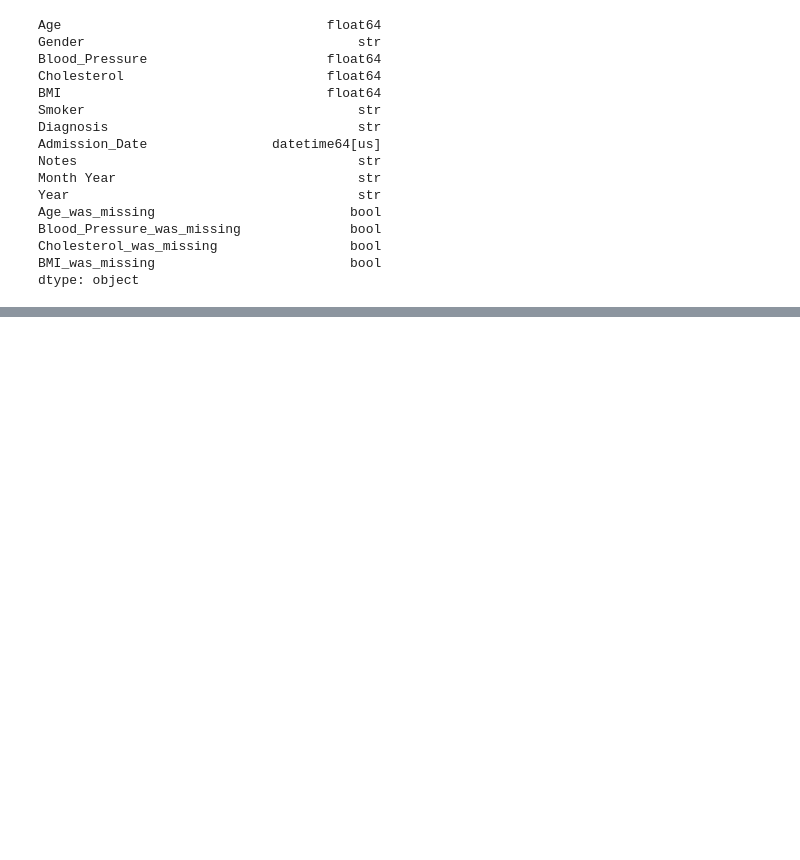
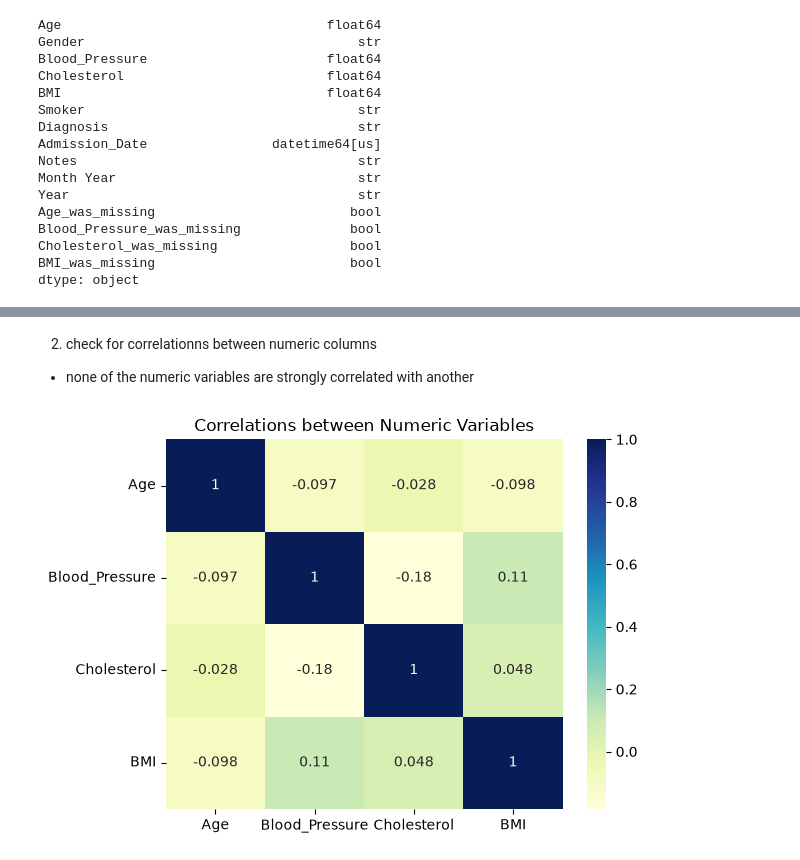
Before and after one commit to AHayslip23/medical_dirty_data, a Jupyter notebook: Medical Data Practice.ipynb, the cells around one changed output, grey strips where cells are left out. Cells and saved outputs as stored; diff of their text form; code cells hidden in the pictures; blank space fills up the shorter version.

```diff
--- a/Medical Data Practice.ipynb
+++ b/Medical Data Practice.ipynb
@@ -241,0 +237,6 @@ dtype: object
+# %%
+medical_clean["Month Year"] = pd.to_datetime(medical_clean["Month Year"])
+medical_clean["Month Year"] = medical_clean["Month Year"].dt.strftime("%B %Y")
+# %%
+medical_clean["Year"] = pd.to_datetime(medical_clean["Year"])
+medical_clean["Year"] = medical_clean["Year"].dt.year
@@ -241,0 +410,10 @@ dtype: object
+# %% [markdown]
+2. check for correlationns between numeric columns
+- none of the numeric variables are strongly correlated with another
+# %%
+num_cols_corr = medical_clean[["Age", "Blood_Pressure", "Cholesterol", "BMI"]].corr(numeric_only=True)
+sns.heatmap(num_cols_corr, cmap="YlGnBu", annot=True)
+plt.title("Correlations between Numeric Variables")
+plt.show()
+# %% [output]
+[figure, added]
```
Also changed, not shown: parts of 33 cells of this notebook.
